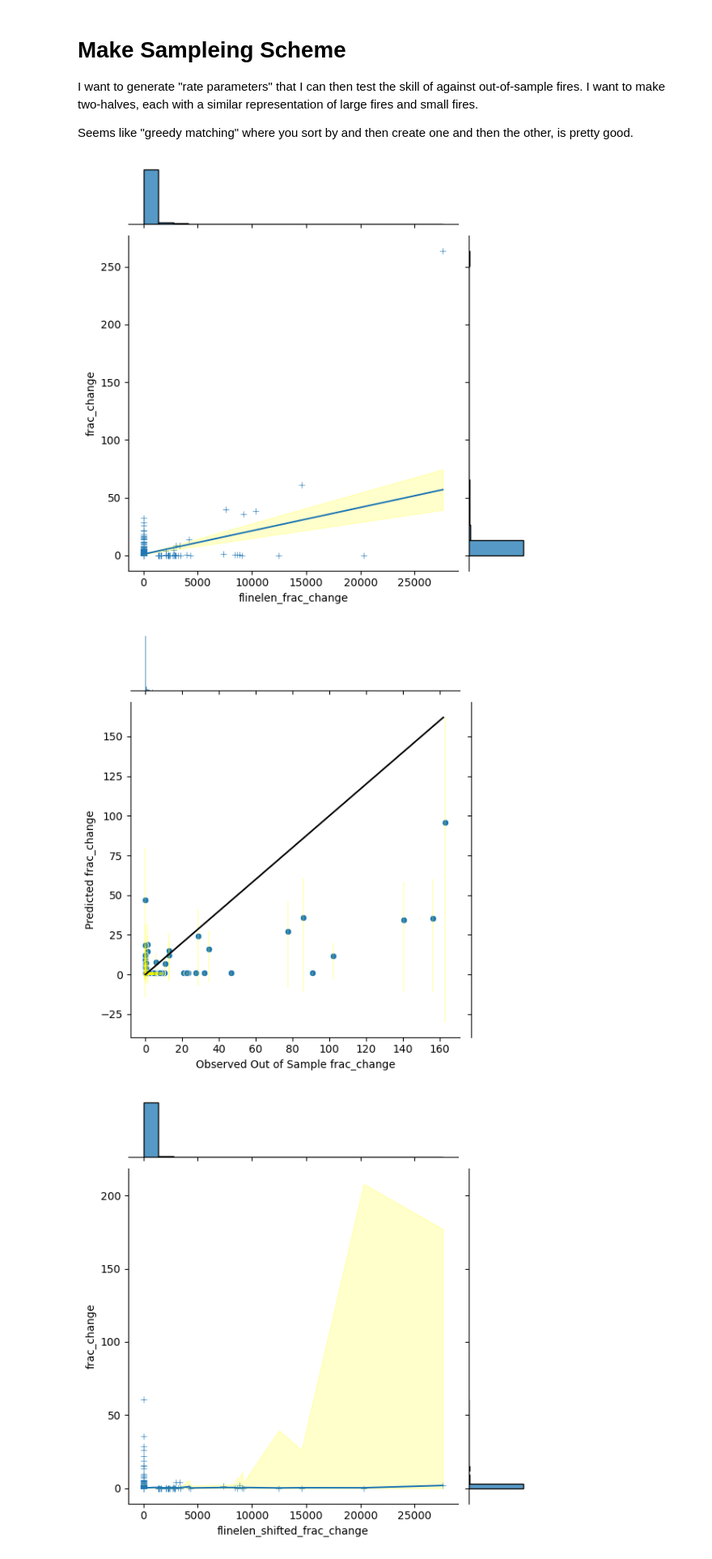
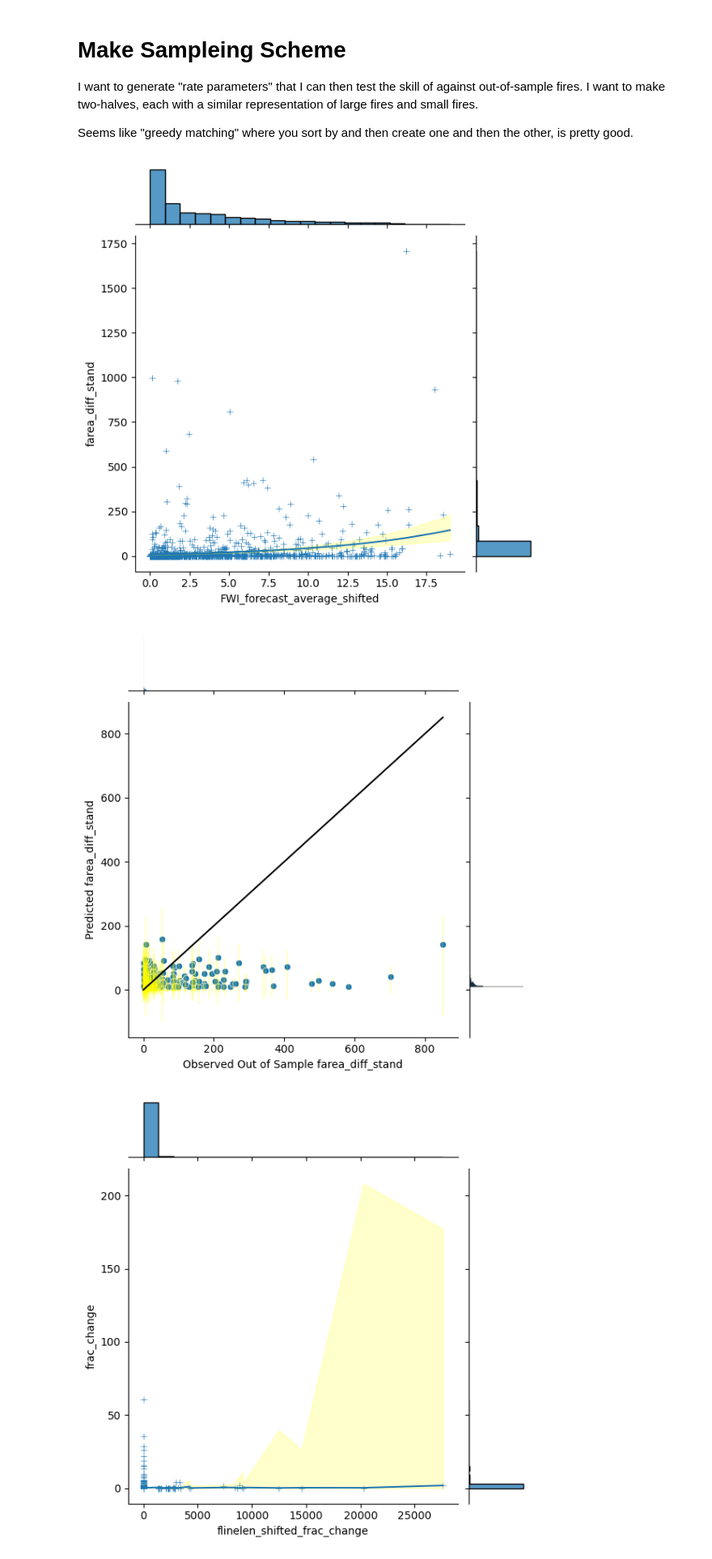
Before and after one commit to mccabete/fwiVis, a Jupyter notebook: notebooks/model_exploratory.ipynb, the cells around one changed output. Shown: that part at 81% size. Cells and saved outputs as stored; diff of their text form; code cells hidden in the pictures.

Commit message:
start logit null models

```diff
--- a/notebooks/model_exploratory.ipynb
+++ b/notebooks/model_exploratory.ipynb
@@ -541,7 +549,7 @@ def make_univariate_model(fire_delta, fire_test, x, y):
 
     link_g = getattr(sm.genmod.families.links, links)
     method = getattr(sm.families, families)
-    pre_model = smf.glm(formula, data=fire_delta, family= method(link = link_g(),  check_link=True)) #1/10
+    pre_model = smf.glm(formula, data=fire_delta, family= method(link = link_g(1/10),  check_link=True)) #1/10
     model = pre_model.fit() # alpha = 10 # family=method(link = link_g(),  check_link=True)
     #return([pre_model, model])
 
@@ -600,26 +608,26 @@ def make_univariate_model(fire_delta, fire_test, x, y):
     ## Stats
 
     return(model)
-# %%
-y = 'frac_change'
-
-fire.loc[:, y] = fire[y].round(3)
-fire.loc[fire[y] < 0 , y] = 0
-
-#fire_tmp = fire[fire[y] > 0]
-
-fire_test.loc[:, y] = fire_test[y].round(3)
-fire_test.loc[fire_test[y] < 0 , y] = 0
-#fire_test_tmp = fire_test[fire_test[y] > 0]
-
-
-
-tmp = make_univariate_model(fire, fire_test, x = 'flinelen_frac_change', y = y)
-#pre_model = tmp[0]
-#fit = tmp[1]
-# %% [output]
-[figure, removed]
-[figure, removed]
+# %%
+y = 'farea_diff_stand'
+
+fire.loc[:, y] = fire[y].round(4)
+fire.loc[fire[y] < 0 , y] = 0
+
+#fire_tmp = fire[fire[y] > 0]
+
+fire_test.loc[:, y] = fire_test[y].round(4)
+fire_test.loc[fire_test[y] < 0 , y] = 0
+#fire_test_tmp = fire_test[fire_test[y] > 0]
+
+
+
+tmp = make_univariate_model(fire, fire_test, x = 'FWI_forecast_average_shifted', y = y)
+#pre_model = tmp[0]
+#fit = tmp[1]
+# %% [output]
+[figure, added]
+[figure, added]
 # %%
 y = 'frac_change'
 
```
Also changed, not shown: parts of 17 cells of this notebook, 2 other files.
